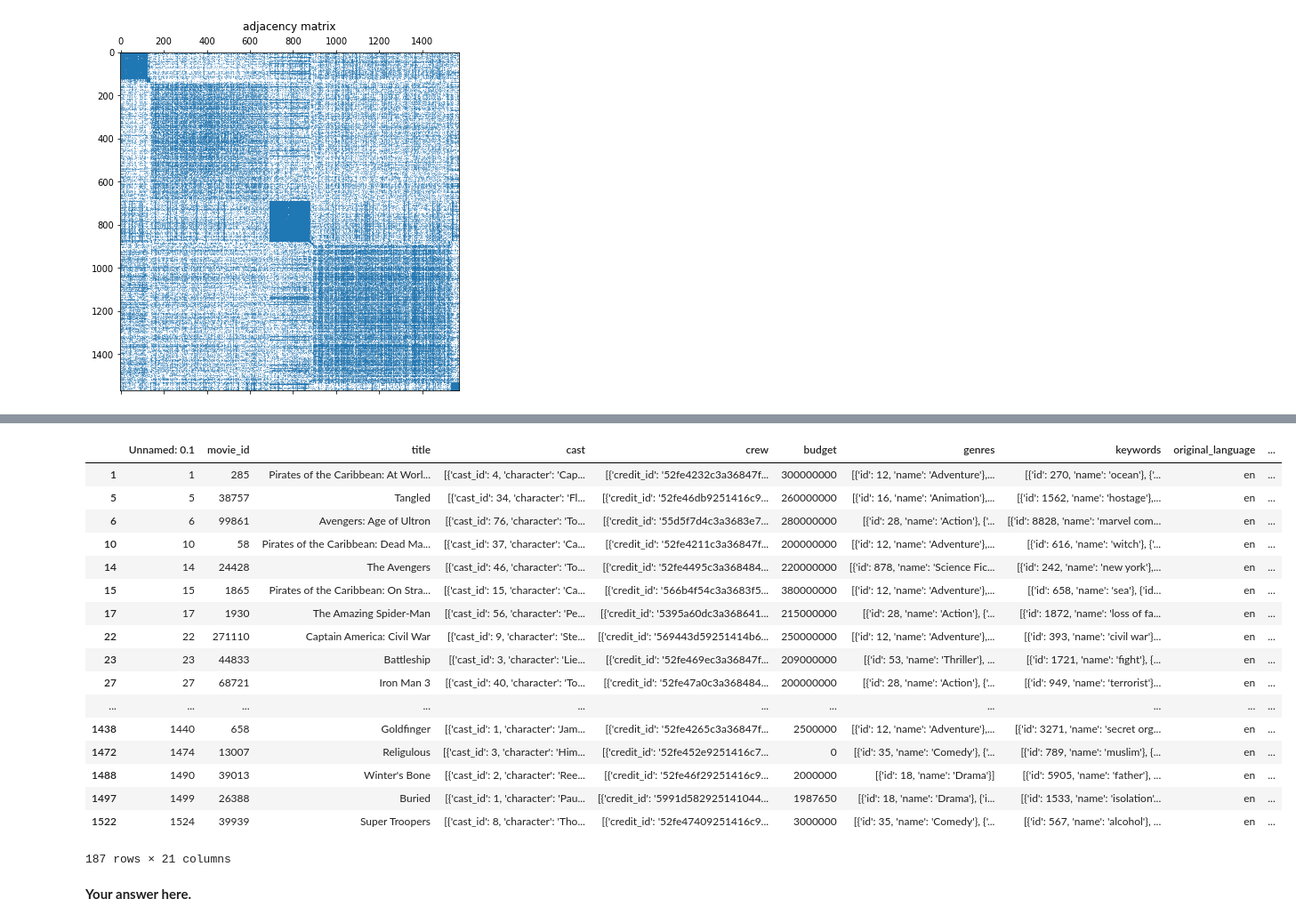
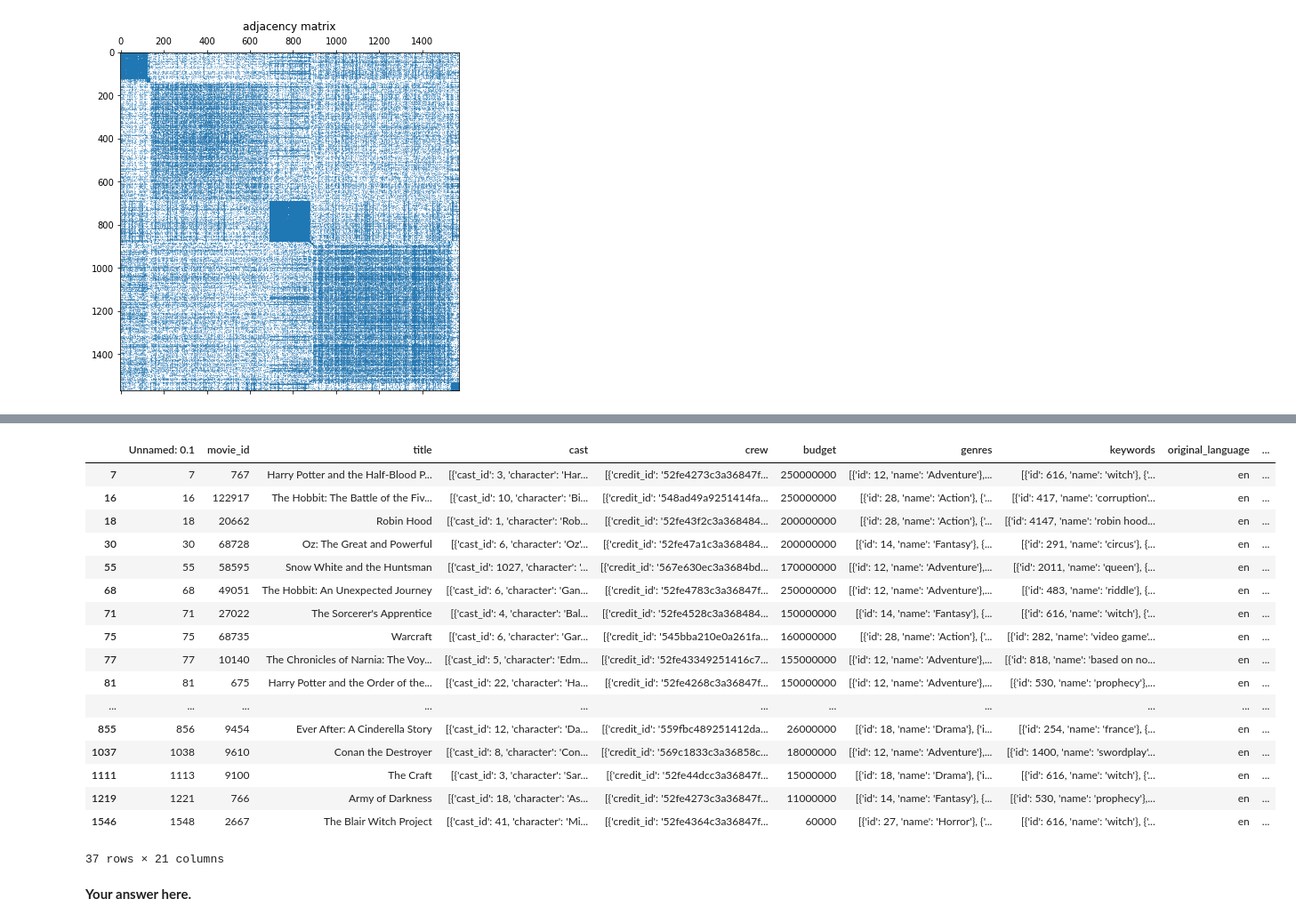
Before and after one commit to vndk36/Project_ntds2018, a Jupyter notebook: Milestone_3/3_spectral_graph_theory_coffee.ipynb, the cells around one changed output, grey strips where cells are left out. Shown at 89% size. Saved outputs shown, nothing was run; the diff lists cells and outputs as text; code cells hidden in the pictures.

```diff
--- a/Milestone_3/3_spectral_graph_theory_coffee.ipynb
+++ b/Milestone_3/3_spectral_graph_theory_coffee.ipynb
@@ -562,25 +562,25 @@ feat.sort_values('cluster',ascending=False)
 1570 rows × 21 columns
 # %%
-feat[feat.cluster == 4]
+feat[feat.cluster == 9]
 # %% [output]
 |  | Unnamed: 0.1 | movie_id | title | cast | crew | budget | genres | keywords | original_language | ... |
-| 1 | 1 | 285 | Pirates of the Caribbean: At Worl... | [{'cast_id': 4, 'character': 'Cap... | [{'credit_id': '52fe4232c3a36847f... | 300000000 | [{'id': 12, 'name': 'Adventure'},... | [{'id': 270, 'name': 'ocean'}, {'... | en | ... |
-| 5 | 5 | 38757 | Tangled | [{'cast_id': 34, 'character': 'Fl... | [{'credit_id': '52fe46db9251416c9... | 260000000 | [{'id': 16, 'name': 'Animation'},... | [{'id': 1562, 'name': 'hostage'},... | en | ... |
-| 6 | 6 | 99861 | Avengers: Age of Ultron | [{'cast_id': 76, 'character': 'To... | [{'credit_id': '55d5f7d4c3a3683e7... | 280000000 | [{'id': 28, 'name': 'Action'}, {'... | [{'id': 8828, 'name': 'marvel com... | en | ... |
-| 10 | 10 | 58 | Pirates of the Caribbean: Dead Ma... | [{'cast_id': 37, 'character': 'Ca... | [{'credit_id': '52fe4211c3a36847f... | 200000000 | [{'id': 12, 'name': 'Adventure'},... | [{'id': 616, 'name': 'witch'}, {'... | en | ... |
-| 14 | 14 | 24428 | The Avengers | [{'cast_id': 46, 'character': 'To... | [{'credit_id': '52fe4495c3a368484... | 220000000 | [{'id': 878, 'name': 'Science Fic... | [{'id': 242, 'name': 'new york'},... | en | ... |
-| 15 | 15 | 1865 | Pirates of the Caribbean: On Stra... | [{'cast_id': 15, 'character': 'Ca... | [{'credit_id': '566b4f54c3a3683f5... | 380000000 | [{'id': 12, 'name': 'Adventure'},... | [{'id': 658, 'name': 'sea'}, {'id... | en | ... |
-| 17 | 17 | 1930 | The Amazing Spider-Man | [{'cast_id': 56, 'character': 'Pe... | [{'credit_id': '5395a60dc3a368641... | 215000000 | [{'id': 28, 'name': 'Action'}, {'... | [{'id': 1872, 'name': 'loss of fa... | en | ... |
-| 22 | 22 | 271110 | Captain America: Civil War | [{'cast_id': 9, 'character': 'Ste... | [{'credit_id': '569443d59251414b6... | 250000000 | [{'id': 12, 'name': 'Adventure'},... | [{'id': 393, 'name': 'civil war'}... | en | ... |
-| 23 | 23 | 44833 | Battleship | [{'cast_id': 3, 'character': 'Lie... | [{'credit_id': '52fe469ec3a36847f... | 209000000 | [{'id': 53, 'name': 'Thriller'}, ... | [{'id': 1721, 'name': 'fight'}, {... | en | ... |
-| 27 | 27 | 68721 | Iron Man 3 | [{'cast_id': 40, 'character': 'To... | [{'credit_id': '52fe47a0c3a368484... | 200000000 | [{'id': 28, 'name': 'Action'}, {'... | [{'id': 949, 'name': 'terrorist'}... | en | ... |
+| 7 | 7 | 767 | Harry Potter and the Half-Blood P... | [{'cast_id': 3, 'character': 'Har... | [{'credit_id': '52fe4273c3a36847f... | 250000000 | [{'id': 12, 'name': 'Adventure'},... | [{'id': 616, 'name': 'witch'}, {'... | en | ... |
+| 16 | 16 | 122917 | The Hobbit: The Battle of the Fiv... | [{'cast_id': 10, 'character': 'Bi... | [{'credit_id': '548ad49a9251414fa... | 250000000 | [{'id': 28, 'name': 'Action'}, {'... | [{'id': 417, 'name': 'corruption'... | en | ... |
+| 18 | 18 | 20662 | Robin Hood | [{'cast_id': 1, 'character': 'Rob... | [{'credit_id': '52fe43f2c3a368484... | 200000000 | [{'id': 28, 'name': 'Action'}, {'... | [{'id': 4147, 'name': 'robin hood... | en | ... |
+| 30 | 30 | 68728 | Oz: The Great and Powerful | [{'cast_id': 6, 'character': 'Oz'... | [{'credit_id': '52fe47a1c3a368484... | 200000000 | [{'id': 14, 'name': 'Fantasy'}, {... | [{'id': 291, 'name': 'circus'}, {... | en | ... |
+| 55 | 55 | 58595 | Snow White and the Huntsman | [{'cast_id': 1027, 'character': '... | [{'credit_id': '567e630ec3a3684bd... | 170000000 | [{'id': 12, 'name': 'Adventure'},... | [{'id': 2011, 'name': 'queen'}, {... | en | ... |
+| 68 | 68 | 49051 | The Hobbit: An Unexpected Journey | [{'cast_id': 6, 'character': 'Gan... | [{'credit_id': '52fe4783c3a36847f... | 250000000 | [{'id': 12, 'name': 'Adventure'},... | [{'id': 483, 'name': 'riddle'}, {... | en | ... |
+| 71 | 71 | 27022 | The Sorcerer's Apprentice | [{'cast_id': 4, 'character': 'Bal... | [{'credit_id': '52fe4528c3a368484... | 150000000 | [{'id': 14, 'name': 'Fantasy'}, {... | [{'id': 616, 'name': 'witch'}, {'... | en | ... |
+| 75 | 75 | 68735 | Warcraft | [{'cast_id': 6, 'character': 'Gar... | [{'credit_id': '545bba210e0a261fa... | 160000000 | [{'id': 28, 'name': 'Action'}, {'... | [{'id': 282, 'name': 'video game'... | en | ... |
+| 77 | 77 | 10140 | The Chronicles of Narnia: The Voy... | [{'cast_id': 5, 'character': 'Edm... | [{'credit_id': '52fe43349251416c7... | 155000000 | [{'id': 12, 'name': 'Adventure'},... | [{'id': 818, 'name': 'based on no... | en | ... |
+| 81 | 81 | 675 | Harry Potter and the Order of the... | [{'cast_id': 22, 'character': 'Ha... | [{'credit_id': '52fe4268c3a36847f... | 150000000 | [{'id': 12, 'name': 'Adventure'},... | [{'id': 530, 'name': 'prophecy'},... | en | ... |
 | ... | ... | ... | ... | ... | ... | ... | ... | ... | ... | ... |
-| 1438 | 1440 | 658 | Goldfinger | [{'cast_id': 1, 'character': 'Jam... | [{'credit_id': '52fe4265c3a36847f... | 2500000 | [{'id': 12, 'name': 'Adventure'},... | [{'id': 3271, 'name': 'secret org... | en | ... |
-| 1472 | 1474 | 13007 | Religulous | [{'cast_id': 3, 'character': 'Him... | [{'credit_id': '52fe452e9251416c7... | 0 | [{'id': 35, 'name': 'Comedy'}, {'... | [{'id': 789, 'name': 'muslim'}, {... | en | ... |
-| 1488 | 1490 | 39013 | Winter's Bone | [{'cast_id': 2, 'character': 'Ree... | [{'credit_id': '52fe46f29251416c9... | 2000000 | [{'id': 18, 'name': 'Drama'}] | [{'id': 5905, 'name': 'father'}, ... | en | ... |
-| 1497 | 1499 | 26388 | Buried | [{'cast_id': 1, 'character': 'Pau... | [{'credit_id': '5991d582925141044... | 1987650 | [{'id': 18, 'name': 'Drama'}, {'i... | [{'id': 1533, 'name': 'isolation'... | en | ... |
-| 1522 | 1524 | 39939 | Super Troopers | [{'cast_id': 8, 'character': 'Tho... | [{'credit_id': '52fe47409251416c9... | 3000000 | [{'id': 35, 'name': 'Comedy'}, {'... | [{'id': 567, 'name': 'alcohol'}, ... | en | ... |
+| 855 | 856 | 9454 | Ever After: A Cinderella Story | [{'cast_id': 12, 'character': 'Da... | [{'credit_id': '559fbc489251412da... | 26000000 | [{'id': 18, 'name': 'Drama'}, {'i... | [{'id': 254, 'name': 'france'}, {... | en | ... |
+| 1037 | 1038 | 9610 | Conan the Destroyer | [{'cast_id': 8, 'character': 'Con... | [{'credit_id': '569c1833c3a36858c... | 18000000 | [{'id': 12, 'name': 'Adventure'},... | [{'id': 1400, 'name': 'swordplay'... | en | ... |
+| 1111 | 1113 | 9100 | The Craft | [{'cast_id': 3, 'character': 'Sar... | [{'credit_id': '52fe44dcc3a36847f... | 15000000 | [{'id': 18, 'name': 'Drama'}, {'i... | [{'id': 616, 'name': 'witch'}, {'... | en | ... |
+| 1219 | 1221 | 766 | Army of Darkness | [{'cast_id': 18, 'character': 'As... | [{'credit_id': '52fe4273c3a36847f... | 11000000 | [{'id': 14, 'name': 'Fantasy'}, {... | [{'id': 530, 'name': 'prophecy'},... | en | ... |
+| 1546 | 1548 | 2667 | The Blair Witch Project | [{'cast_id': 41, 'character': 'Mi... | [{'credit_id': '52fe4364c3a36847f... | 60000 | [{'id': 27, 'name': 'Horror'}, {'... | [{'id': 616, 'name': 'witch'}, {'... | en | ... |
-187 rows × 21 columns
+37 rows × 21 columns
 # %% [markdown]
 **Your answer here.**
 # %% [markdown]
```
Also changed, not shown: parts of 2 cells of this notebook, 2 other files.
